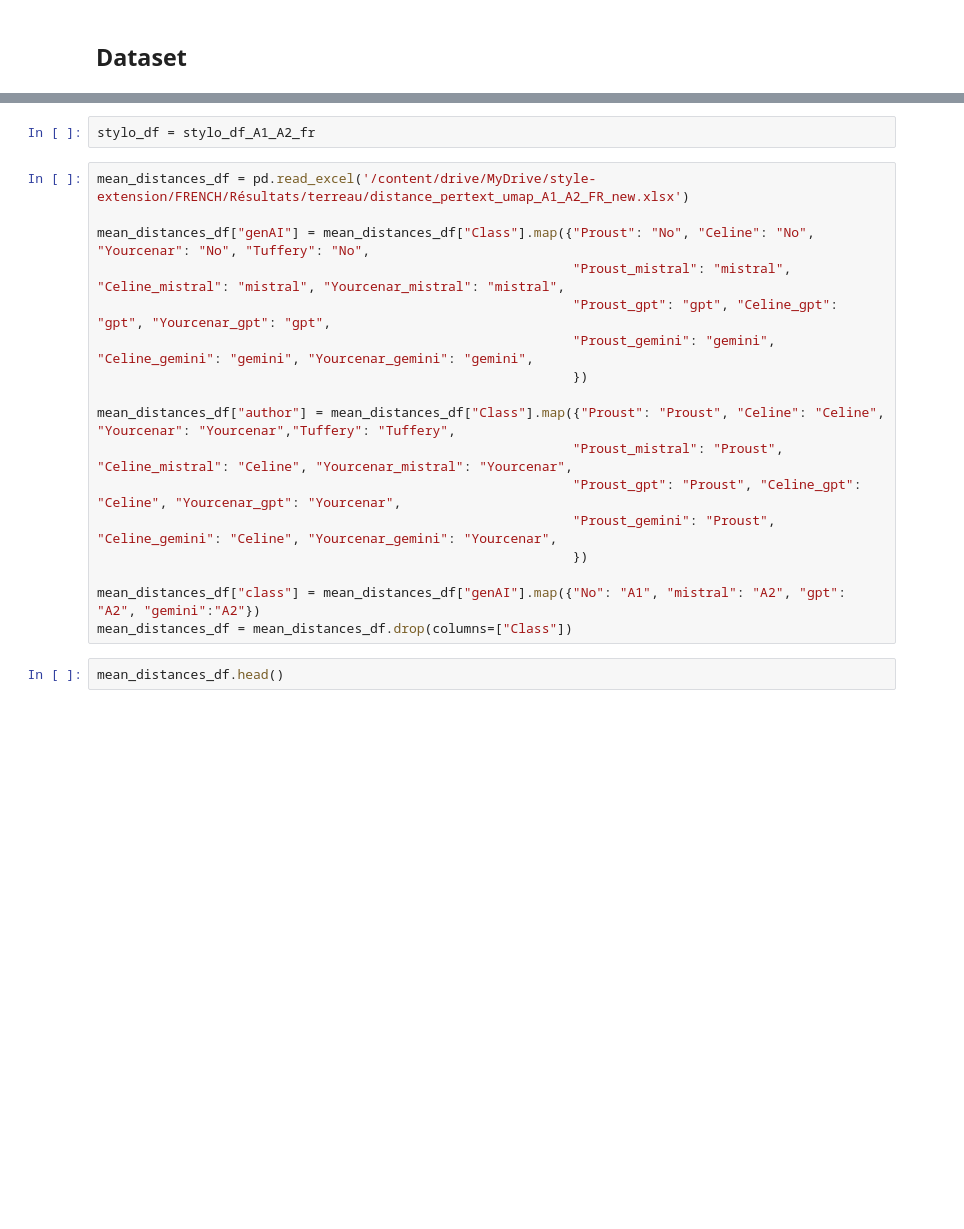
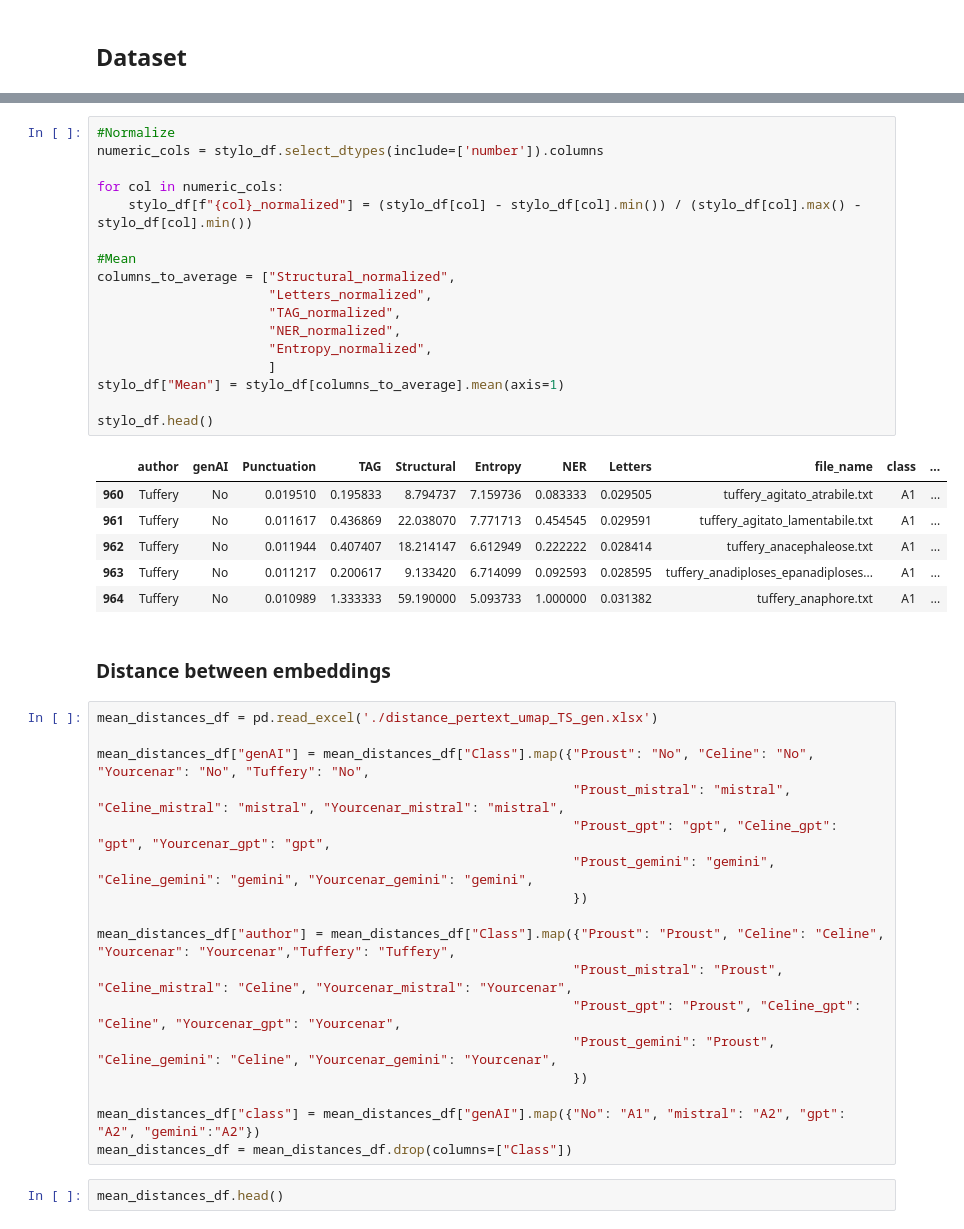
Before and after one commit to sma-libra/style-embedding-sensitivity, a Jupyter notebook: Results/4.3_stylistic_influence_of_gen_AI.ipynb, the cells around one changed output, grey strips where cells are left out. Drawn from its saved outputs; the diff is of its cells as text; blank space fills up the shorter version.

```diff
--- a/Results/4.3_stylistic_influence_of_gen_AI.ipynb
+++ b/Results/4.3_stylistic_influence_of_gen_AI.ipynb
@@ -152,10 +114,34 @@ stylo_df_A1_A2_fr.head()
 | 962 | Tuffery | No | 0.011944 | 0.407407 | 18.214147 | 6.612949 | 0.222222 | 0.028414 | tuffery_anacephaleose.txt | A1 |
 | 963 | Tuffery | No | 0.011217 | 0.200617 | 9.133420 | 6.714099 | 0.092593 | 0.028595 | tuffery_anadiploses_epanadiploses... | A1 |
 | 964 | Tuffery | No | 0.010989 | 1.333333 | 59.190000 | 5.093733 | 1.000000 | 0.031382 | tuffery_anaphore.txt | A1 |
-# %%
-stylo_df = stylo_df_A1_A2_fr
+# %%
+#Normalize
+numeric_cols = stylo_df.select_dtypes(include=['number']).columns
+
+for col in numeric_cols:
+    stylo_df[f"{col}_normalized"] = (stylo_df[col] - stylo_df[col].min()) / (stylo_df[col].max() - stylo_df[col].min())
+
+#Mean
+columns_to_average = ["Structural_normalized",
+                      "Letters_normalized",
+                      "TAG_normalized",
+                      "NER_normalized",
+                      "Entropy_normalized",
+                      ]
+stylo_df["Mean"] = stylo_df[columns_to_average].mean(axis=1)
+
+stylo_df.head()
+# %% [output]
+|  | author | genAI | Punctuation | TAG | Structural | Entropy | NER | Letters | file_name | class | ... |
+| 960 | Tuffery | No | 0.019510 | 0.195833 | 8.794737 | 7.159736 | 0.083333 | 0.029505 | tuffery_agitato_atrabile.txt | A1 | ... |
+| 961 | Tuffery | No | 0.011617 | 0.436869 | 22.038070 | 7.771713 | 0.454545 | 0.029591 | tuffery_agitato_lamentabile.txt | A1 | ... |
+| 962 | Tuffery | No | 0.011944 | 0.407407 | 18.214147 | 6.612949 | 0.222222 | 0.028414 | tuffery_anacephaleose.txt | A1 | ... |
+| 963 | Tuffery | No | 0.011217 | 0.200617 | 9.133420 | 6.714099 | 0.092593 | 0.028595 | tuffery_anadiploses_epanadiploses... | A1 | ... |
+| 964 | Tuffery | No | 0.010989 | 1.333333 | 59.190000 | 5.093733 | 1.000000 | 0.031382 | tuffery_anaphore.txt | A1 | ... |
+# %% [markdown]
+### Distance between embeddings
 # %%
-mean_distances_df = pd.read_excel('/content/drive/MyDrive/style-extension/FRENCH/Résultats/terreau/distance_pertext_umap_A1_A2_FR_new.xlsx')
+mean_distances_df = pd.read_excel('./distance_pertext_umap_TS_gen.xlsx')
 
 mean_distances_df["genAI"] = mean_distances_df["Class"].map({"Proust": "No", "Celine": "No", "Yourcenar": "No", "Tuffery": "No",
                                                              "Proust_mistral": "mistral", "Celine_mistral": "mistral", "Yourcenar_mistral": "mistral",
```
Also changed, not shown: parts of 30 cells of this notebook, 2 other files.
